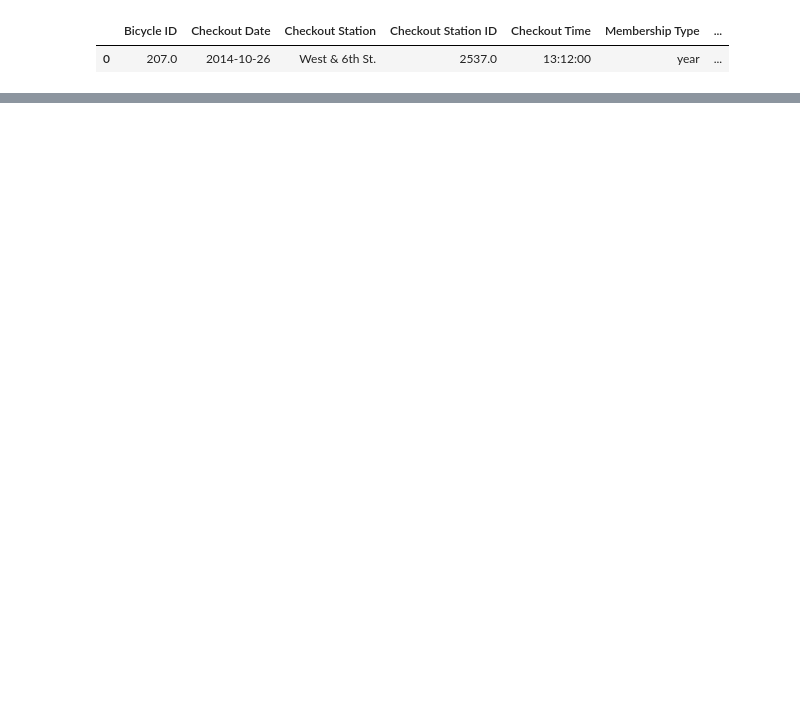
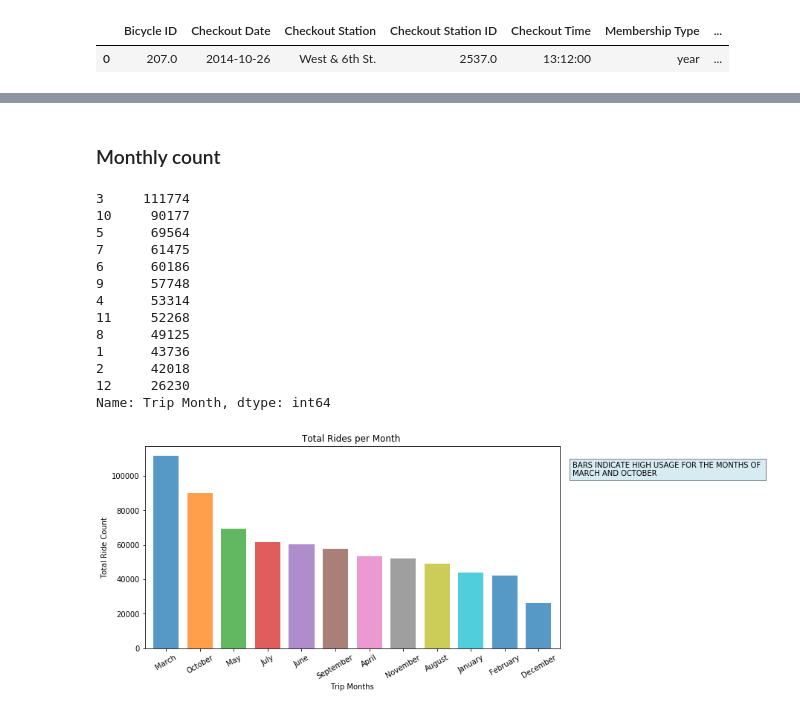
Before and after one commit to ananyay/Pedal_through_Austin, a Jupyter notebook: Data_Analysis_tinku.ipynb, the cells around one changed output, grey strips where cells are left out. Cells and saved outputs as stored; diff of their text form; code cells hidden in the pictures; blank space fills up the shorter version.

```diff
--- a/Data_Analysis_tinku.ipynb
+++ b/Data_Analysis_tinku.ipynb
@@ -509,0 +108,36 @@ fig.show()
+# %% [markdown]
+###  Monthly count
+# %%
+# For the Month by Month breakdown, Analysis is based on Trip Month and leveraging Pandas Value_Counts functionality
+# Years 2013 and 2018 are excluded for this section, since only partial data is available and can skew the results.
+
+df_month = df_bike_cl.loc[(df_bike_cl["Trip Year"] >= 2014) & (df_bike_cl["Trip Year"] <= 2017),:]
+df_bike_month = df_month['Trip Month'].value_counts()
+print(df_bike_month)
+
+# plot the graph with months on X-axis and total number of rides on Y-axis
+# For a clear presentation, we are importing python library Calendar to convert from month index to a month name
+import calendar
+mn=[calendar.month_name[int(x)] for x in df_bike_month.index.values.tolist()]
+bike_chart = df_bike_month.plot.bar(title = "Total Rides per Month ",width = 0.75,figsize = (10,5),rot = 30,alpha = 0.75 )
+bike_chart.set_xticklabels(mn)
+bike_chart.set_xlabel("Trip Months")
+bike_chart.set_ylabel("Total Ride Count")
+plt.text(12,100000,"BARS INDICATE HIGH USAGE FOR THE MONTHS OF \nMARCH AND OCTOBER",bbox=dict(facecolor='lightblue',alpha =0.5))
+plt.savefig("Images/Rides_per_Month.png")
+plt.show()
+# %% [output]
+3     111774
+10     90177
+5      69564
+7      61475
+6      60186
+9      57748
+4      53314
+11     52268
+8      49125
+1      43736
+2      42018
+12     26230
+Name: Trip Month, dtype: int64
+[figure, added]
```
Also changed, not shown: parts of 69 cells of this notebook.
